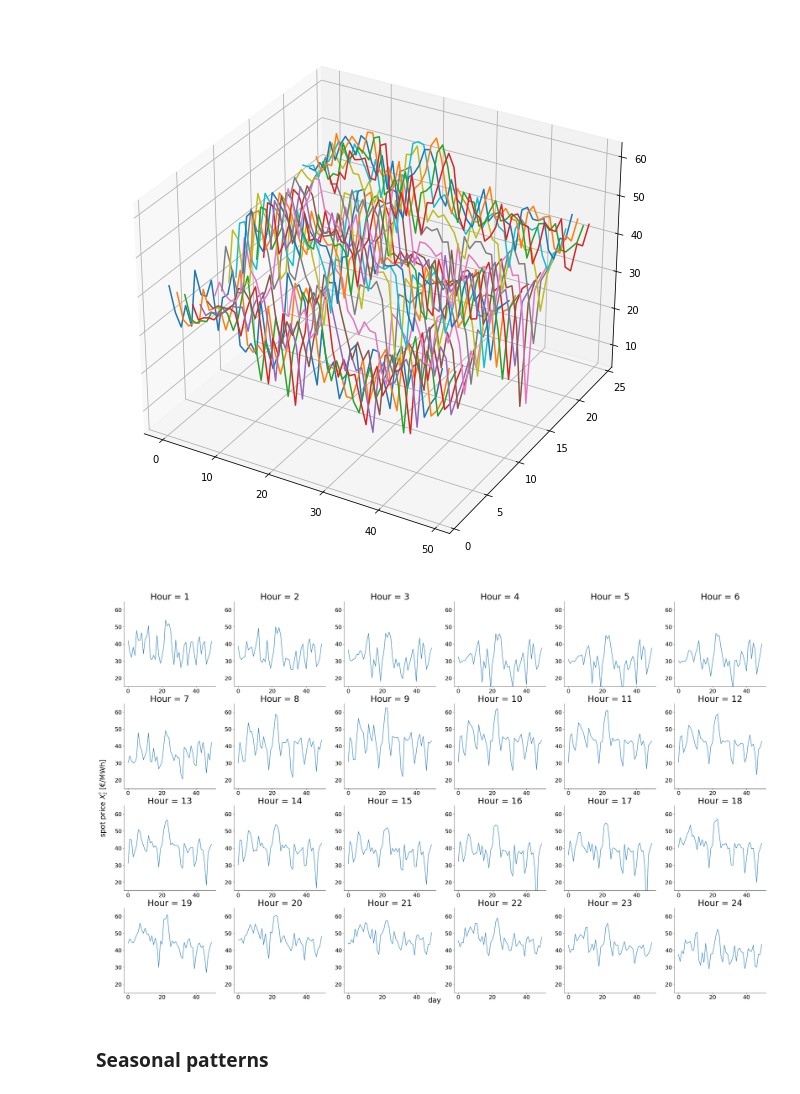
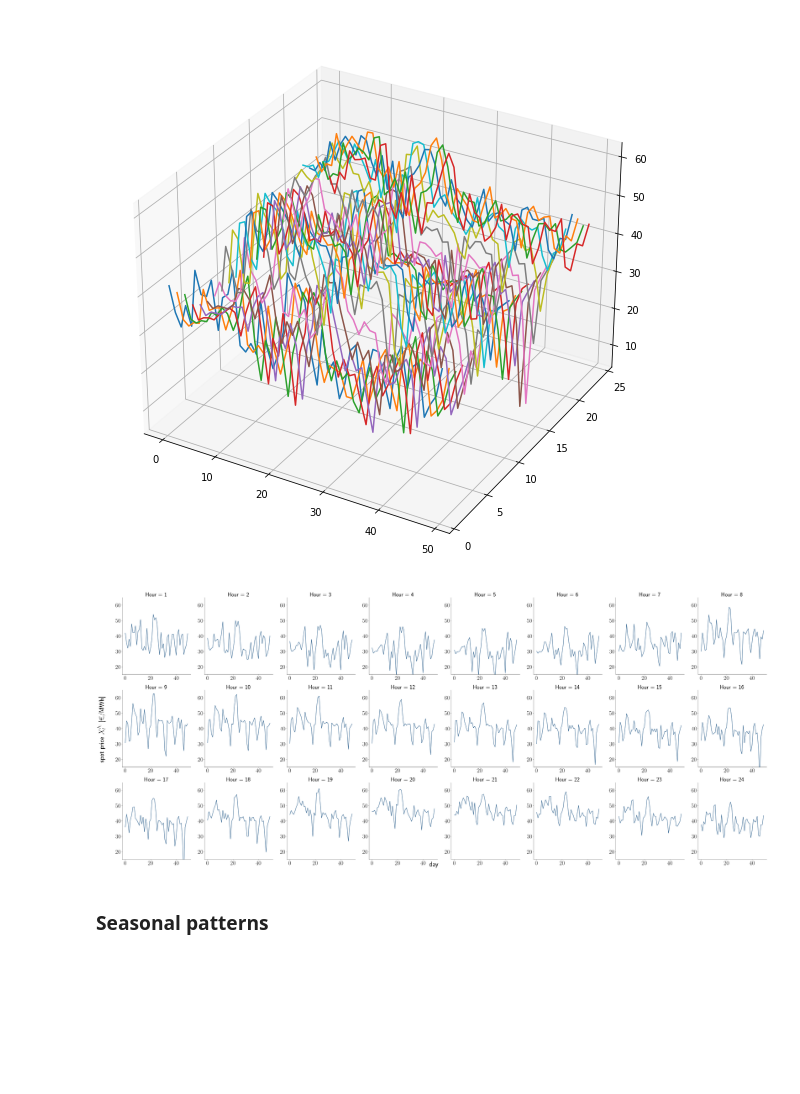
Before and after one commit to NonoMalpi/electricity, a Jupyter notebook: notebooks/auxiliary_graphs.ipynb, the cells around one changed output. Saved outputs shown, nothing was run; the diff lists cells and outputs as text; code cells hidden in the pictures; blank space fills up the shorter version.

Commit message:
:art: Add new graphs for presentation

```diff
--- a/notebooks/auxiliary_graphs.ipynb
+++ b/notebooks/auxiliary_graphs.ipynb
@@ -52,19 +72,20 @@ df["spain"] = df["spain"].round(decimals=2)
 ts_index = (pd.to_datetime(df["date"]) + pd.to_timedelta(df["hour"] - 1, unit="H"))
 ts_df = pd.DataFrame(index=ts_index, data=df["spain"].values)
 # %%
+plt.rcParams['text.usetex'] = True
 fig, ax = plt.subplots(figsize=(10, 7))
 
-ts_df.iloc[-15436:-15377].plot(ax=ax,ls="-", legend=False, zorder=2)
+ts_df.iloc[-15436:-15377].plot(ax=ax,ls="-", legend=False, zorder=2, color=ImperialColors.blue.value)
 for i in range(1, 4):
     ax.axvline(x=ax.get_xticks()[i], zorder=1, color="grey", alpha=1)
 
-ax.text(0.1, 0.95, "day 1", transform=ax.transAxes, fontsize=14,
+ax.text(0.1, 0.95, "day 1", transform=ax.transAxes, fontsize=16,
         verticalalignment='top')
 
-ax.text(0.515, 0.95, "day 2", transform=ax.transAxes, fontsize=14,
+ax.text(0.515, 0.95, "day 2", transform=ax.transAxes, fontsize=16,
         verticalalignment='top')
 
-ax.text(0.925, 0.95, "day 3", transform=ax.transAxes, fontsize=14,
+ax.text(0.925, 0.95, "day 3", transform=ax.transAxes, fontsize=16,
         verticalalignment='top')
 
 #ax.text(0.975, 0.5, "...", transform=ax.transAxes, fontsize=24, verticalalignment='top')
@@ -72,13 +93,16 @@ ax.text(0.925, 0.95, "day 3", transform=ax.transAxes, fontsize=14,
 ax.scatter(x=[ax.get_xticks()[-2] + i for i in range(2, 5)],
            y=[ax.get_yticks()[len(ax.get_yticks())//2]]*3, color="k", s=5)
 
+ax.tick_params(axis='y', which="both", labelsize=16)
+ax.tick_params(axis='x', which="both", labelsize=12)
 
 ax.set_ylim(25, 50)
 
-ax.set_xlabel("Date Time", fontsize=12)
-ax.set_ylabel("Price [€/MWh]", fontsize=12)
+ax.set_xlabel("Date Time", fontsize=14)
+ax.set_ylabel("Price [€/MWh]", fontsize=14)
 ax.set_title("Spot price timeseries", fontsize=16)
 
 ax.spines['right'].set_visible(False)
 ax.spines['top'].set_visible(False)
 fig.savefig("figures/spot_price_ts.pdf")
+plt.rcParams['text.usetex'] = False
@@ -131,28 +159,30 @@ fig.show()
 # %% [output]
 [figure]
 # %%
-fig, axis = plt.subplots(4, 6, figsize=(40, 25))
+plt.rcParams['text.usetex'] = True
+fig, axis = plt.subplots(3, 8, figsize=(60, 25))
 
 xnew = np.arange(0, 150)
 for i, ax_list in enumerate(axis):
     for j, ax in enumerate(ax_list):
-        h = 1 + i*6+j
+        h = 1 + i*8+j
         aux_df = df_ts.query(f" hour == {h}")
-        ax.plot(aux_df.iloc[:, 0] , aux_df.iloc[:, 1])
+        ax.plot(aux_df.iloc[:, 0] , aux_df.iloc[:, 1], color=ImperialColors.blue.value)
         ax.set_xlabel("")
         ax.set_title(f"Hour = {h}", fontsize=30)
         ax.set_ylim(15, 65)
-        ax.tick_params(axis='both', labelsize=20)
+        ax.tick_params(axis='both', labelsize=30)
         ax.spines['right'].set_visible(False)
         ax.spines['top'].set_visible(False)
 
-fig.text(0.5, 0.11, "day", ha="center", va="center", fontdict={"size": 25})
-fig.text(0.1, 0.5, "spot price $X_{t}^{i}$ [€/MWh]", ha="center", va="center",
-         fontdict={"size": 25}, rotation=90)
+fig.text(0.5, 0.11, "day", ha="center", va="center", fontdict={"size": 35})
+fig.text(0.1, 0.5, "spot price $X_{t}^{h_i}$ [€/MWh]", ha="center", va="center",
+         fontdict={"size": 35}, rotation=90)
 
 fig.savefig("figures/24_spot_price_ts.pdf")
+plt.rcParams['text.usetex'] = False
 # %% [output]
-[figure, old version]
+[figure, new version]
 # %% [markdown]
 ### Seasonal patterns
 # %%
```
Also changed, not shown: parts of 7 cells of this notebook.
